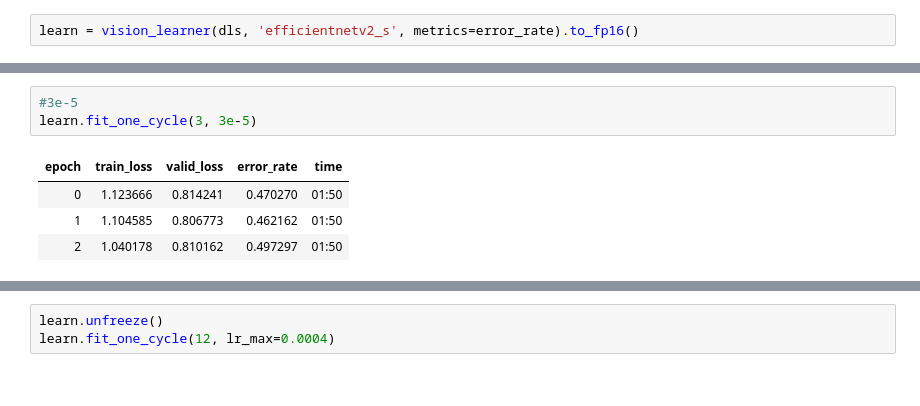
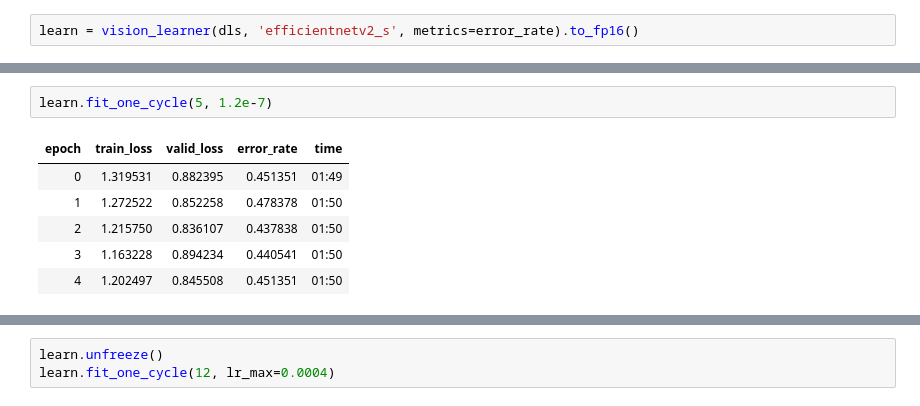
Before and after one commit to taaha/Breast_cancer_detection_from_mamograms, a Jupyter notebook: under-sampling-768-tf-efficientnetv2-s-ft.ipynb, the cells around one changed output, grey strips where cells are left out. Saved outputs shown, nothing was run; the diff lists cells and outputs as text.

```diff
--- a/under-sampling-768-tf-efficientnetv2-s-ft.ipynb
+++ b/under-sampling-768-tf-efficientnetv2-s-ft.ipynb
@@ -155,11 +155,12 @@ SuggestedLRs(valley=0.0006918309954926372)
-# %%
-#3e-5
-learn.fit_one_cycle(3, 3e-5)
-# %% [output]
-| epoch | train_loss | valid_loss | error_rate | time |
-| 0 | 1.123666 | 0.814241 | 0.470270 | 01:50 |
-| 1 | 1.104585 | 0.806773 | 0.462162 | 01:50 |
-| 2 | 1.040178 | 0.810162 | 0.497297 | 01:50 |
+# %%
+learn.fit_one_cycle(5, 1.2e-7)
+# %% [output]
+| epoch | train_loss | valid_loss | error_rate | time |
+| 0 | 1.319531 | 0.882395 | 0.451351 | 01:49 |
+| 1 | 1.272522 | 0.852258 | 0.478378 | 01:50 |
+| 2 | 1.215750 | 0.836107 | 0.437838 | 01:50 |
+| 3 | 1.163228 | 0.894234 | 0.440541 | 01:50 |
+| 4 | 1.202497 | 0.845508 | 0.451351 | 01:50 |
 # %%
 learn.lr_find()
 # %% [output]
```
Also changed, not shown: parts of 4 cells of this notebook.
